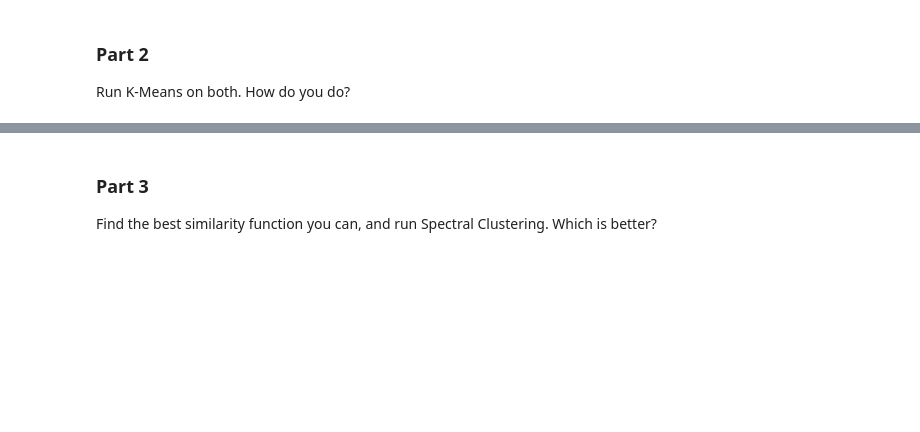
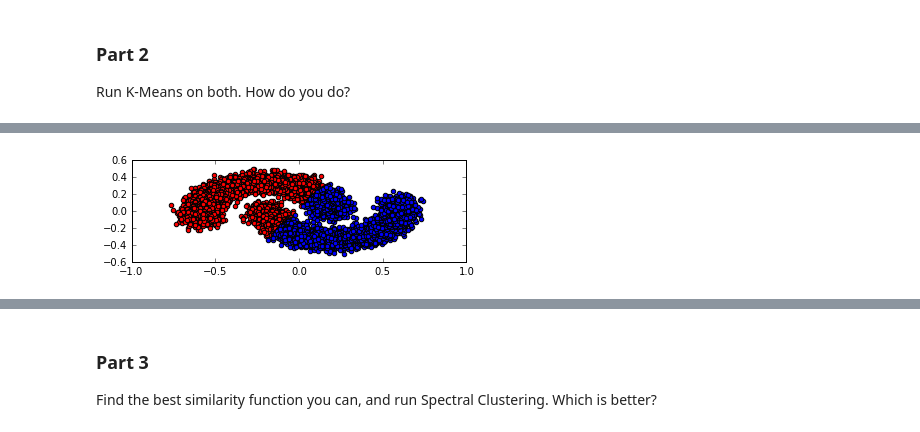
Before and after one commit to RohanNagar/datasciencelab-utaustin, a Jupyter notebook: lab6/lab6.ipynb, the cells around one changed output, grey strips where cells are left out. Cells and saved outputs as stored; diff of their text form; code cells hidden in the pictures; blank space fills up the shorter version.

```diff
--- a/lab6/lab6.ipynb
+++ b/lab6/lab6.ipynb
@@ -361,3 +365,6 @@ fig.show()
 ### Part 2
 
 Run K-Means on both. How do you do?
+# %%
+moons_X = moons.drop(0, axis=1)
+moons_X.head()
@@ -363,0 +378,6 @@ Run K-Means on both. How do you do?
+# %%
+model = KMeansPP(moons_X, 2)
+moon_clusters = model.run()
+show_clusters(moon_clusters, reverse=True)
+# %% [output]
+[figure, added]
```
Also changed, not shown: parts of 8 cells of this notebook.
